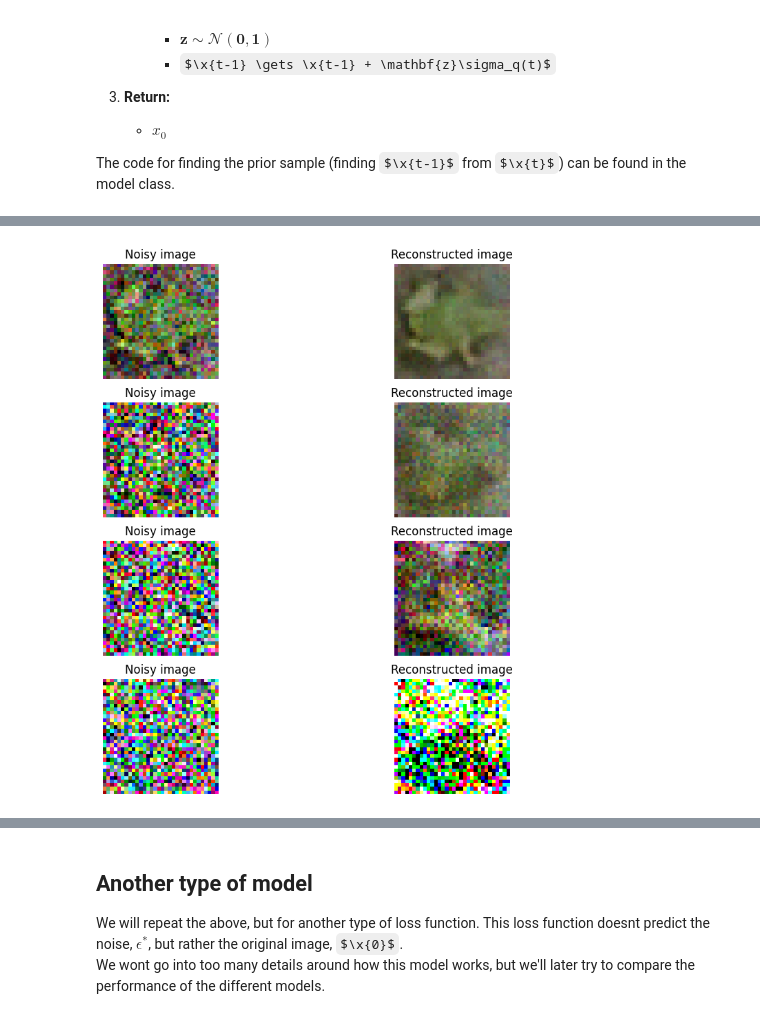
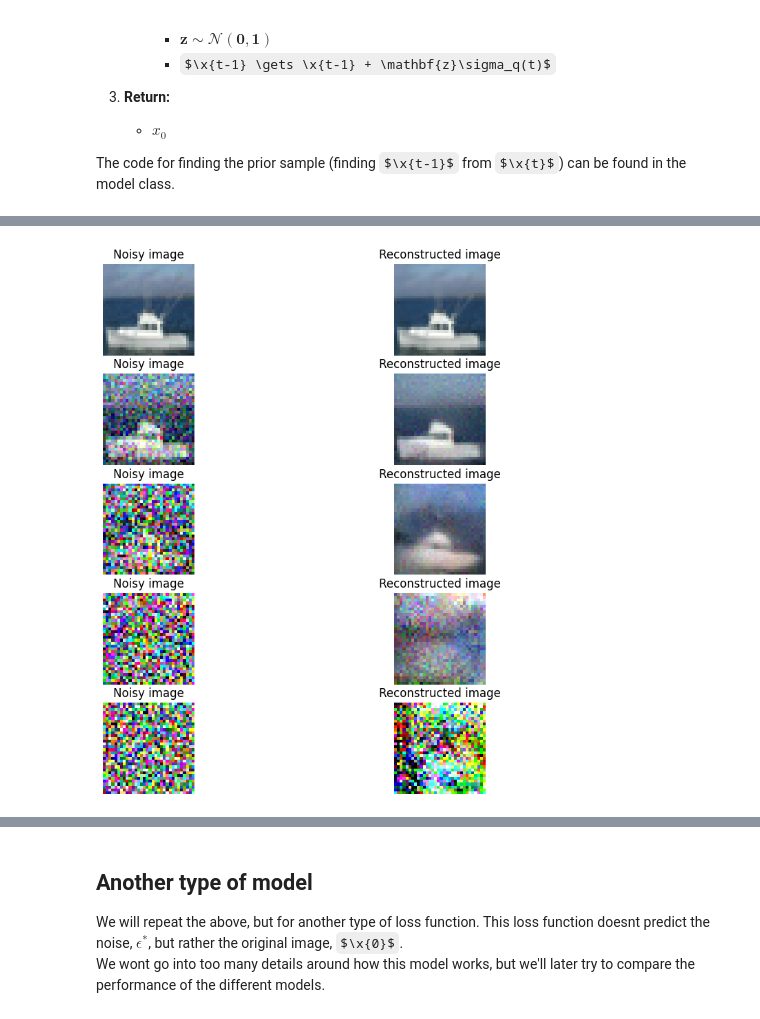
Before and after one commit to Andemand111/Specialkursus_diffusionmodel, a Jupyter notebook: main.IPYNB, the cells around one changed output, grey strips where cells are left out. Saved outputs shown, nothing was run; the diff lists cells and outputs as text; code cells hidden in the pictures; some formulas as TeX source.

```diff
--- a/main.IPYNB
+++ b/main.IPYNB
@@ -15,7 +15,7 @@ import torch
 
 from utils import MNIST, CIFAR10
 
-data = CIFAR10(n = 2000)
+data = CIFAR10()
 
 split_fracs = [0.8, 0.15, 0.05]
 train_set, test_set, val_set = random_split(data, split_fracs)
@@ -86,7 +86,7 @@ for i, t in enumerate(ts):
     img = np.clip(img, 0, 1)
     axs[i].imshow(img, cmap='gray')
     axs[i].axis('off')
-    axs[i].set_title(f't={t.item() + 1}')
+    axs[i].set_title(f't={t.item()}')
 plt.savefig("figures/noisy_images.png", dpi=300, bbox_inches='tight')
 plt.show()
 # %% [output]
@@ -192,7 +193,7 @@ from model import AttU_Net
 import torch.nn as nn
 mse = nn.MSELoss()
 
-network_args = [dimensions[0], 64, [64, 128, 256, 512]]
+network_args = [dimensions[0], 64, [64, 128, 256, 512, 1024]]
 simple_network = ResNET(*network_args)
 # simple_network = AttU_Net(dimensions[0])
 model_args = [simple_network, noise_schedule, dimensions, device]
@@ -334,28 +354,28 @@ KeyboardInterrupt:
 # %%
-fig, axs = plt.subplots(4, 2, figsize=(10, 10))
-x0 = train_set[2]
-ts = [100, 300, 500, 800]
+x0 = train_set[1]
+ts = [1, 100, 300, 500, 800]
+fig, axs = plt.subplots(len(ts), 2, figsize=(10, 10))
 for i, t in enumerate(ts):
     xt, _, _ = noise_schedule.make_noisy_images(x0, torch.tensor(t).view(-1, 1))
     xt = xt.view(1, *dimensions).to(device)
     embedding = embeddings[t].view(1,-1).to(device)
     eps_guess = simple_model.network(xt, embedding).detach().cpu()
     xt = xt.detach().cpu()
     x0_guess = (xt - noise_schedule.sqrt_one_minus_alpha_hat[t] * eps_guess) / noise_schedule.sqrt_alpha_hat[t]
     x0_guess = (x0_guess + 1) / 2
     x0_guess = torch.clamp(x0_guess, 0, 1)
     reconstructed_img = x0_guess.view(*dimensions).permute(1, 2, 0).numpy()
     noisy_img = xt.view(*dimensions).permute(1, 2, 0).numpy() * 0.5 + 0.5
     noisy_img = np.clip(noisy_img, 0, 1)
     axs[i, 0].imshow(noisy_img, cmap='gray')
     axs[i, 0].axis('off')
     axs[i, 0].set_title("Noisy image")
     axs[i, 1].imshow(reconstructed_img, cmap='gray')
     axs[i, 1].axis('off')
     axs[i, 1].set_title("Reconstructed image")
     axs[i, 1].set_ylabel(f"t = {t}")
 
 plt.savefig("figures/reconstructed_images.png", dpi=300, bbox_inches='tight')
 plt.show()
 # %% [output]
-[figure, old version]
+[figure, new version]
```
Also changed, not shown: parts of 8 cells of this notebook, 4 other files.
